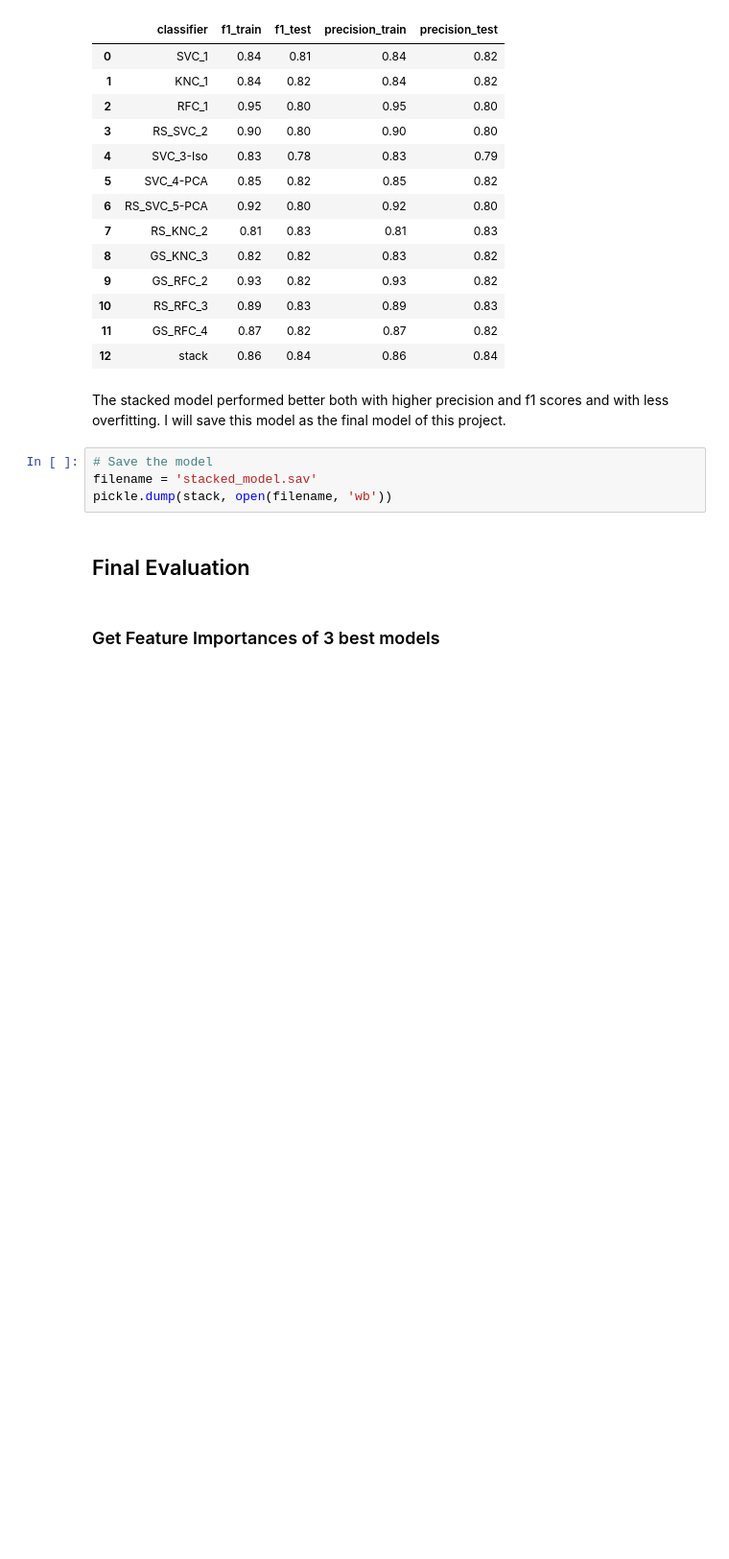
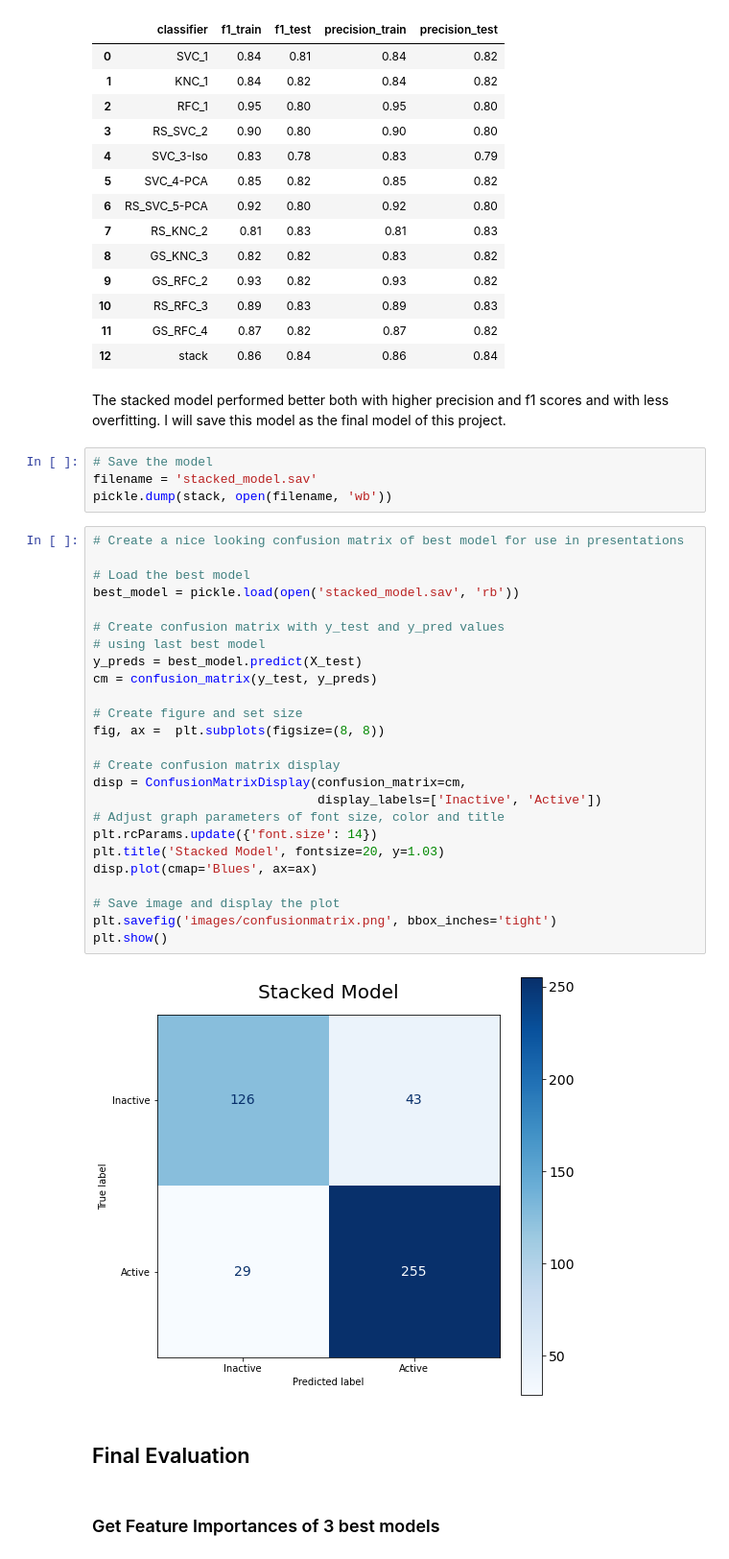
Before and after one commit to clreiner/MMP9DrugDiscovery, a Jupyter notebook: notebook.ipynb, the cells around one changed output. Shown at 96% size. Drawn from its saved outputs; the diff is of its cells as text; blank space fills up the shorter version.

```diff
--- a/notebook.ipynb
+++ b/notebook.ipynb
@@ -1273,6 +1273,33 @@ The stacked model performed better both with higher precision and f1 scores and
 # Save the model
 filename = 'stacked_model.sav'
 pickle.dump(stack, open(filename, 'wb'))
+# %%
+# Create a nice looking confusion matrix of best model for use in presentations
+
+# Load the best model
+best_model = pickle.load(open('stacked_model.sav', 'rb'))
+
+# Create confusion matrix with y_test and y_pred values
+# using last best model
+y_preds = best_model.predict(X_test)
+cm = confusion_matrix(y_test, y_preds)
+
+# Create figure and set size
+fig, ax =  plt.subplots(figsize=(8, 8))
+
+# Create confusion matrix display
+disp = ConfusionMatrixDisplay(confusion_matrix=cm,
+                              display_labels=['Inactive', 'Active'])
+# Adjust graph parameters of font size, color and title
+plt.rcParams.update({'font.size': 14})
+plt.title('Stacked Model', fontsize=20, y=1.03)
+disp.plot(cmap='Blues', ax=ax)
+
+# Save image and display the plot
+plt.savefig('images/confusionmatrix.png', bbox_inches='tight')
+plt.show()
+# %% [output]
+[figure, added]
 # %% [markdown]
 ## Final Evaluation
 # %% [markdown]
```
Also changed, not shown: parts of 2 cells of this notebook, 2 other files.
